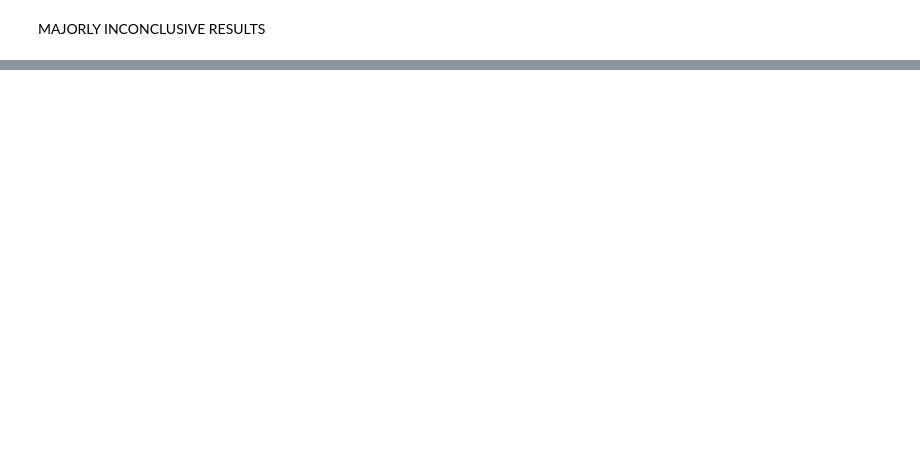
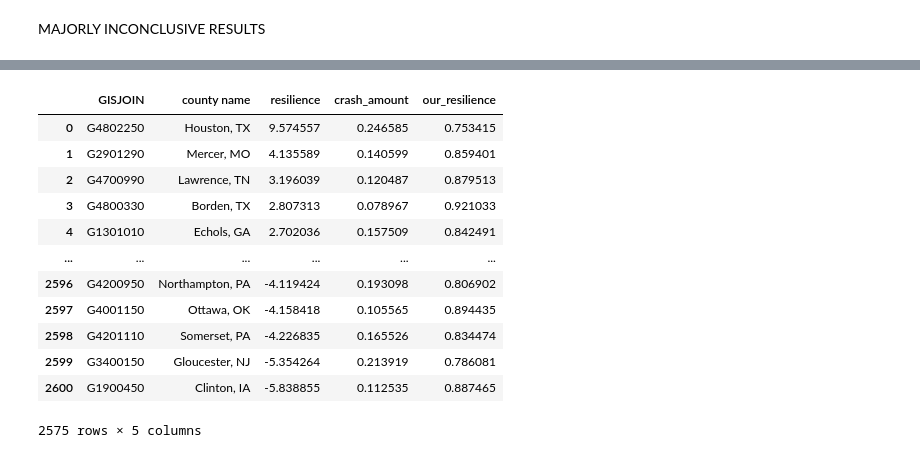
Before and after one commit to drg101/fysallida, a Jupyter notebook: analyze/Basic_Analysis.ipynb, the cells around one changed output, grey strips where cells are left out. Cells and saved outputs as stored; diff of their text form; code cells hidden in the pictures; blank space fills up the shorter version.

Commit message:
thingy that does the correlation stuff for other data

```diff
--- a/analyze/Basic_Analysis.ipynb
+++ b/analyze/Basic_Analysis.ipynb
@@ -301,0 +294,3 @@ MAJORLY INCONCLUSIVE RESULTS
+# %%
+res_scores_df = pd.read_csv('../data/resilience_data.csv')
+res_scores_df.dropna(subset=['resilience'], inplace=True)
@@ -301,0 +313,4 @@ MAJORLY INCONCLUSIVE RESULTS
+# %%
+# GISJOIN key generation
+res_scores_df['GISJOIN'] = 'G' + res_scores_df['fips'].astype(str).str.slice(0,2).str.zfill(2) \
+                              + res_scores_df['fips'].astype(str).str.slice(2,5).str.zfill(4) + '0'
@@ -301,0 +349,21 @@ MAJORLY INCONCLUSIVE RESULTS
+# %%
+joined_df = res_scores_df.merge(to_predict_df, on='GISJOIN', how='inner')
+# %%
+relevant_cols_df = joined_df.loc[:, ['GISJOIN', 'county name', 'resilience', 'crash_amount']]
+relevant_cols_df = relevant_cols_df.loc[(relevant_cols_df['crash_amount'] > 0) & (relevant_cols_df['crash_amount'] < 1),:]
+relevant_cols_df['our_resilience'] = 1 - relevant_cols_df['crash_amount']
+relevant_cols_df
+# %% [output]
+|  | GISJOIN | county name | resilience | crash_amount | our_resilience |
+| 0 | G4802250 | Houston, TX | 9.574557 | 0.246585 | 0.753415 |
+| 1 | G2901290 | Mercer, MO | 4.135589 | 0.140599 | 0.859401 |
+| 2 | G4700990 | Lawrence, TN | 3.196039 | 0.120487 | 0.879513 |
+| 3 | G4800330 | Borden, TX | 2.807313 | 0.078967 | 0.921033 |
+| 4 | G1301010 | Echols, GA | 2.702036 | 0.157509 | 0.842491 |
+| ... | ... | ... | ... | ... | ... |
+| 2596 | G4200950 | Northampton, PA | -4.119424 | 0.193098 | 0.806902 |
+| 2597 | G4001150 | Ottawa, OK | -4.158418 | 0.105565 | 0.894435 |
+| 2598 | G4201110 | Somerset, PA | -4.226835 | 0.165526 | 0.834474 |
+| 2599 | G3400150 | Gloucester, NJ | -5.354264 | 0.213919 | 0.786081 |
+| 2600 | G1900450 | Clinton, IA | -5.838855 | 0.112535 | 0.887465 |
+2575 rows × 5 columns
```
Also changed, not shown: parts of 15 cells of this notebook, 2 other files.
